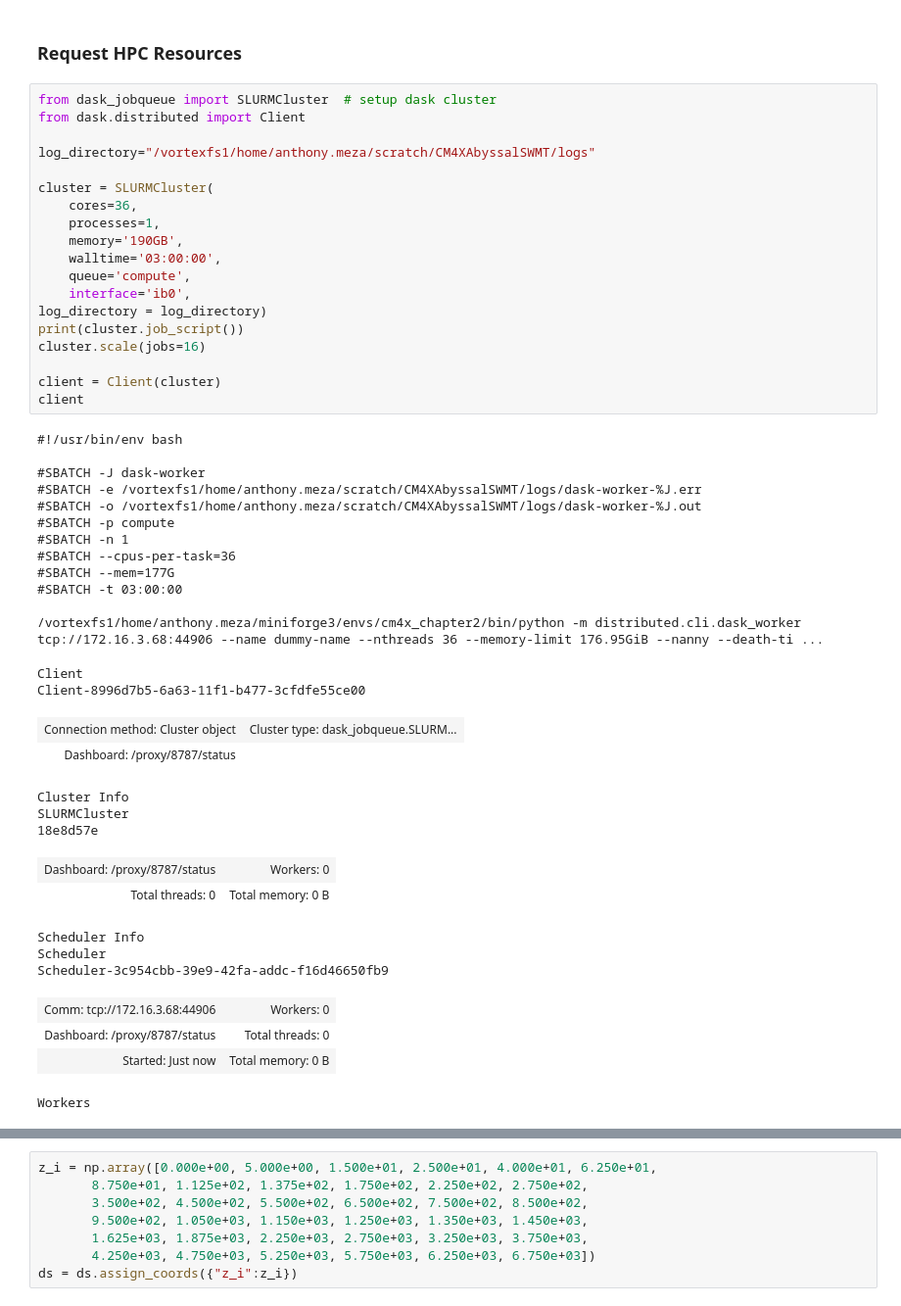
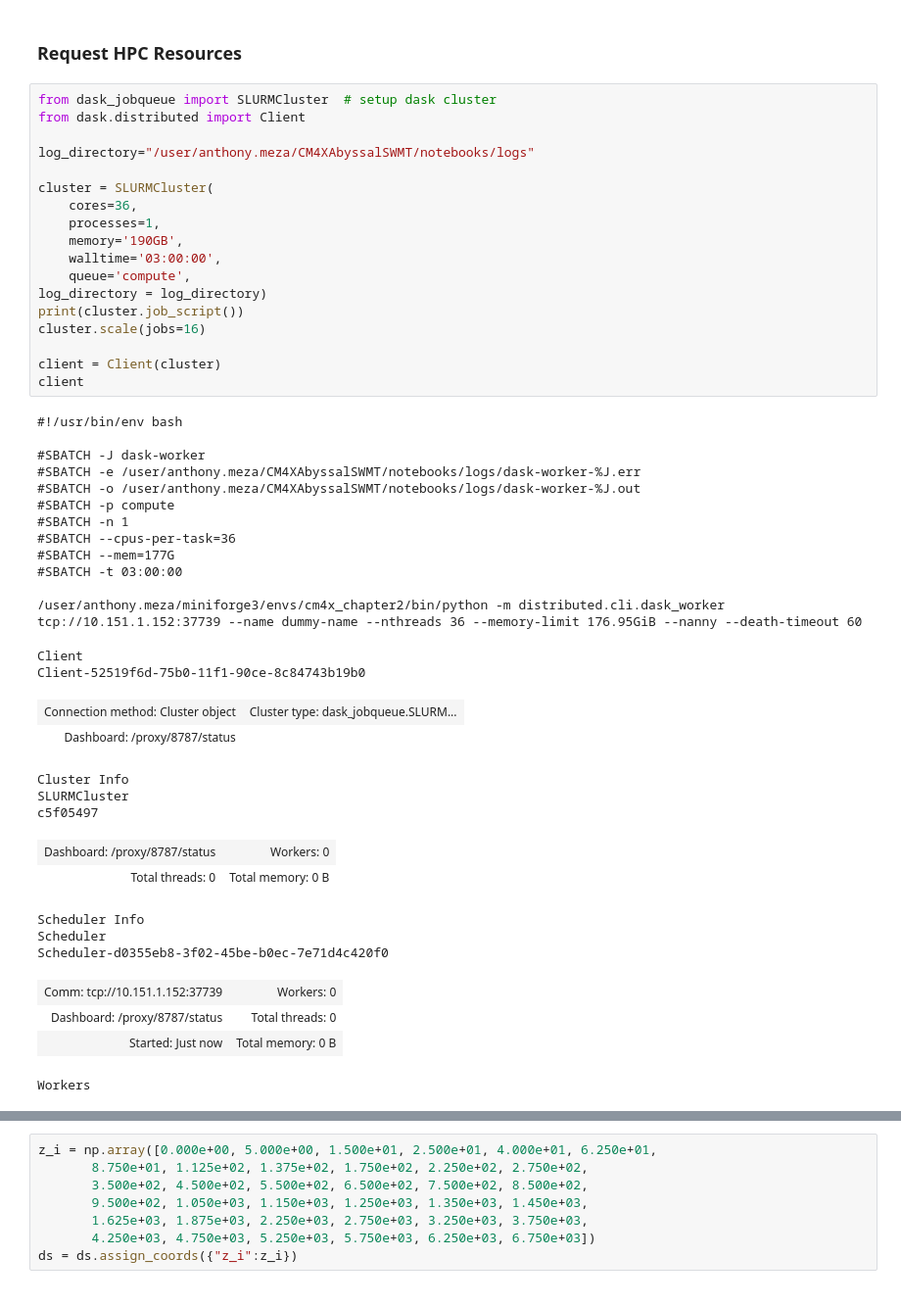
Before and after one commit to anthony-meza/CM4XAbyssalSWMT, a Jupyter notebook: notebooks/6.plot_bottom_tracers.ipynb, the cells around one changed output, grey strips where cells are left out. Shown at 98% size. Saved outputs shown, nothing was run; the diff lists cells and outputs as text.

```diff
--- a/notebooks/6.plot_bottom_tracers.ipynb
+++ b/notebooks/6.plot_bottom_tracers.ipynb
@@ -41,47 +40,46 @@ from ant_plots import *
 from dask_jobqueue import SLURMCluster  # setup dask cluster
 from dask.distributed import Client
 
-log_directory="/vortexfs1/home/anthony.meza/scratch/CM4XAbyssalSWMT/logs"
+log_directory="/user/anthony.meza/CM4XAbyssalSWMT/notebooks/logs"
 
 cluster = SLURMCluster(
     cores=36,
     processes=1,
     memory='190GB',
     walltime='03:00:00',
     queue='compute',
-    interface='ib0',
 log_directory = log_directory)
 print(cluster.job_script())
 cluster.scale(jobs=16)
 
 client = Client(cluster)
 client
 # %% [output]
 #!/usr/bin/env bash
 
 #SBATCH -J dask-worker
-#SBATCH -e /vortexfs1/home/anthony.meza/scratch/CM4XAbyssalSWMT/logs/dask-worker-%J.err
-#SBATCH -o /vortexfs1/home/anthony.meza/scratch/CM4XAbyssalSWMT/logs/dask-worker-%J.out
+#SBATCH -e /user/anthony.meza/CM4XAbyssalSWMT/notebooks/logs/dask-worker-%J.err
+#SBATCH -o /user/anthony.meza/CM4XAbyssalSWMT/notebooks/logs/dask-worker-%J.out
 #SBATCH -p compute
 #SBATCH -n 1
 #SBATCH --cpus-per-task=36
 #SBATCH --mem=177G
 #SBATCH -t 03:00:00
 
-/vortexfs1/home/anthony.meza/miniforge3/envs/cm4x_chapter2/bin/python -m distributed.cli.dask_worker tcp://172.16.3.68:44906 --name dummy-name --nthreads 36 --memory-limit 176.95GiB --nanny --death-ti ...
+/user/anthony.meza/miniforge3/envs/cm4x_chapter2/bin/python -m distributed.cli.dask_worker tcp://10.151.1.152:37739 --name dummy-name --nthreads 36 --memory-limit 176.95GiB --nanny --death-timeout 60
 Client
-Client-8996d7b5-6a63-11f1-b477-3cfdfe55ce00
+Client-52519f6d-75b0-11f1-90ce-8c84743b19b0
 | Connection method: Cluster object | Cluster type: dask_jobqueue.SLURM... |
 | Dashboard: /proxy/8787/status |  |
 Cluster Info
 SLURMCluster
-18e8d57e
+c5f05497
 | Dashboard: /proxy/8787/status | Workers: 0 |
 | Total threads: 0 | Total memory: 0 B |
 Scheduler Info
 Scheduler
-Scheduler-3c954cbb-39e9-42fa-addc-f16d46650fb9
+Scheduler-d0355eb8-3f02-45be-b0ec-7e71d4c420f0
-| Comm: tcp://172.16.3.68:44906 | Workers: 0 |
+| Comm: tcp://10.151.1.152:37739 | Workers: 0 |
 | Dashboard: /proxy/8787/status | Total threads: 0 |
 | Started: Just now | Total memory: 0 B |
 Workers
```
Also changed, not shown: parts of 10 cells of this notebook, 43 other files.
